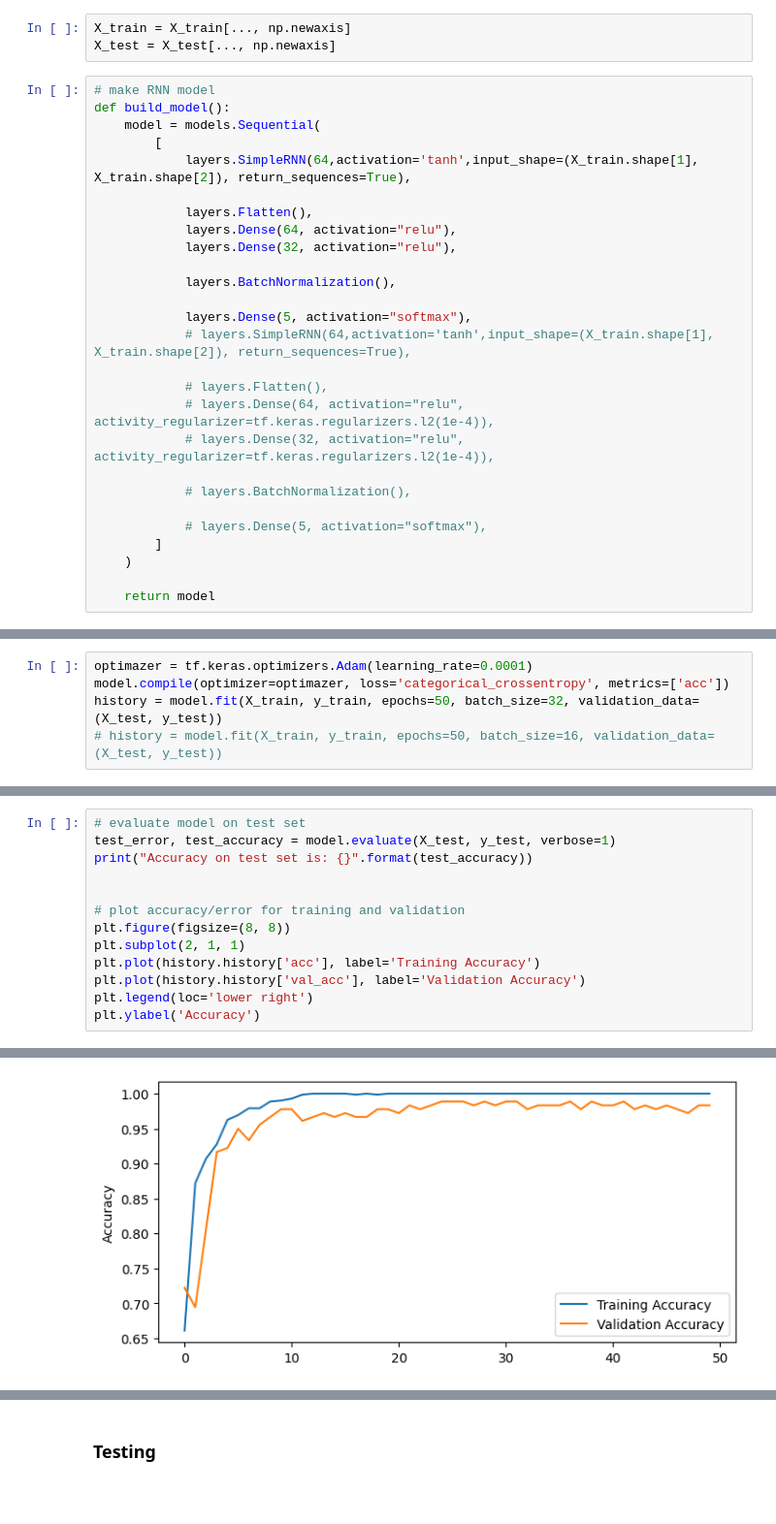
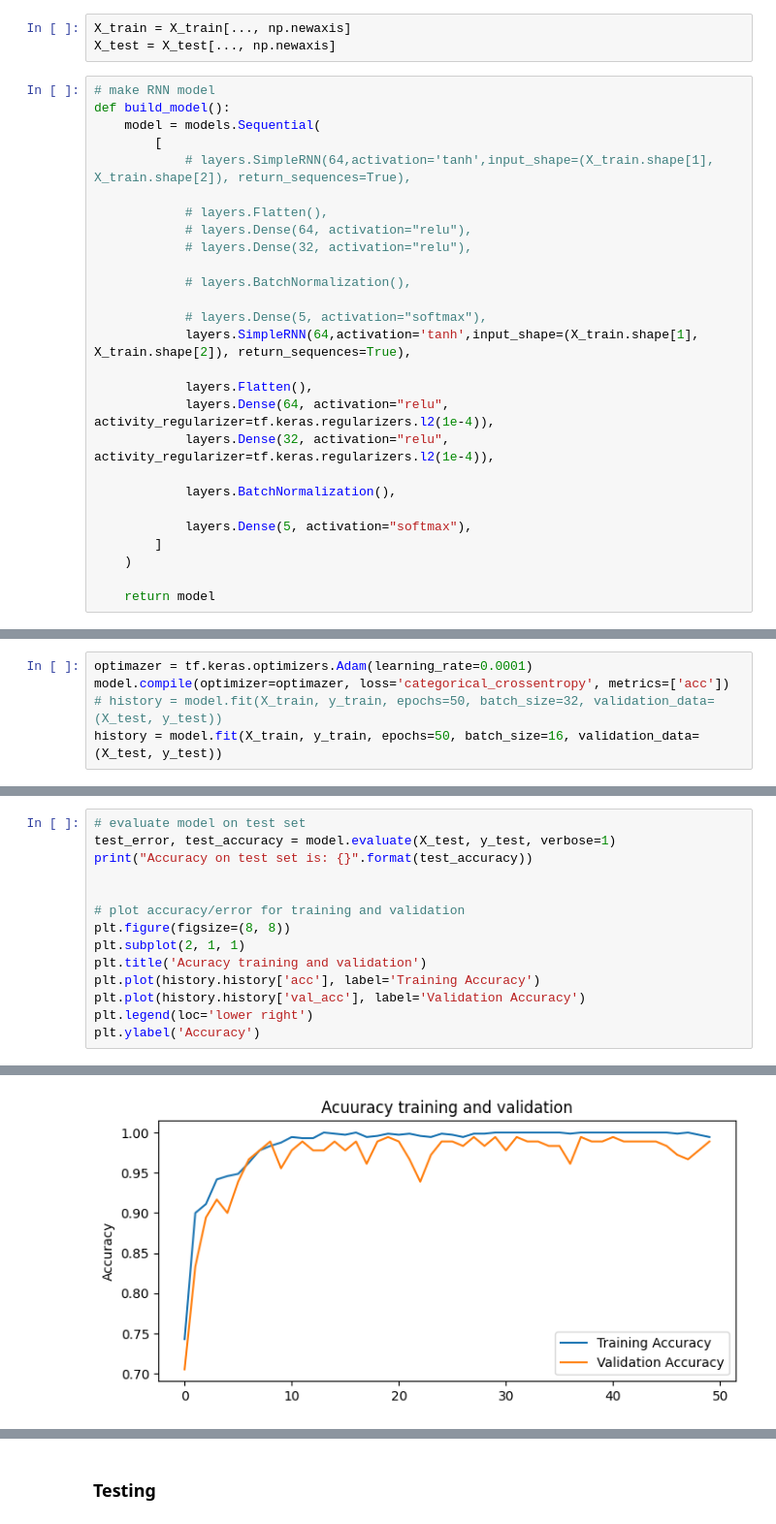
Before and after one commit to raflidev/vhd-machine-learning, a Jupyter notebook: Model/RNN.ipynb, the cells around one changed output, grey strips where cells are left out. Shown at 97% size. Drawn from its saved outputs; the diff is of its cells as text; blank space fills up the shorter version.

```diff
--- a/Model/RNN.ipynb
+++ b/Model/RNN.ipynb
@@ -112,24 +112,24 @@ X_test = X_test[..., np.newaxis]
 def build_model():
     model = models.Sequential(
         [
+            # layers.SimpleRNN(64,activation='tanh',input_shape=(X_train.shape[1], X_train.shape[2]), return_sequences=True),
+
+            # layers.Flatten(),
+            # layers.Dense(64, activation="relu"),
+            # layers.Dense(32, activation="relu"),
+
+            # layers.BatchNormalization(),
+
+            # layers.Dense(5, activation="softmax"),
             layers.SimpleRNN(64,activation='tanh',input_shape=(X_train.shape[1], X_train.shape[2]), return_sequences=True),
 
             layers.Flatten(),
-            layers.Dense(64, activation="relu"),
-            layers.Dense(32, activation="relu"),
+            layers.Dense(64, activation="relu", activity_regularizer=tf.keras.regularizers.l2(1e-4)),
+            layers.Dense(32, activation="relu", activity_regularizer=tf.keras.regularizers.l2(1e-4)),
 
             layers.BatchNormalization(),
 
             layers.Dense(5, activation="softmax"),
-            # layers.SimpleRNN(64,activation='tanh',input_shape=(X_train.shape[1], X_train.shape[2]), return_sequences=True),
-
-            # layers.Flatten(),
-            # layers.Dense(64, activation="relu", activity_regularizer=tf.keras.regularizers.l2(1e-4)),
-            # layers.Dense(32, activation="relu", activity_regularizer=tf.keras.regularizers.l2(1e-4)),
-
-            # layers.BatchNormalization(),
-
-            # layers.Dense(5, activation="softmax"),
         ]
     )
 
@@ -160,7 +160,7 @@ _________________________________________________________________
 # %%
 optimazer = tf.keras.optimizers.Adam(learning_rate=0.0001)
 model.compile(optimizer=optimazer, loss='categorical_crossentropy', metrics=['acc'])
-history = model.fit(X_train, y_train, epochs=50, batch_size=32, validation_data=(X_test, y_test))
-# history = model.fit(X_train, y_train, epochs=50, batch_size=16, validation_data=(X_test, y_test))
+# history = model.fit(X_train, y_train, epochs=50, batch_size=32, validation_data=(X_test, y_test))
+history = model.fit(X_train, y_train, epochs=50, batch_size=16, validation_data=(X_test, y_test))
 # %% [output]
 Epoch 1/50
@@ -189,6 +189,7 @@ print("Accuracy on test set is: {}".format(test_accuracy))
 # plot accuracy/error for training and validation
 plt.figure(figsize=(8, 8))
 plt.subplot(2, 1, 1)
+plt.title('Acuracy training and validation')
 plt.plot(history.history['acc'], label='Training Accuracy')
 plt.plot(history.history['val_acc'], label='Validation Accuracy')
 plt.legend(loc='lower right')
@@ -199,2 +200,2 @@ Accuracy on test set is: 0.9833333492279053
 Text(0, 0.5, 'Accuracy')
-[figure, old version]
+[figure, new version]
```
Also changed, not shown: parts of 11 cells of this notebook, 29 other files.
